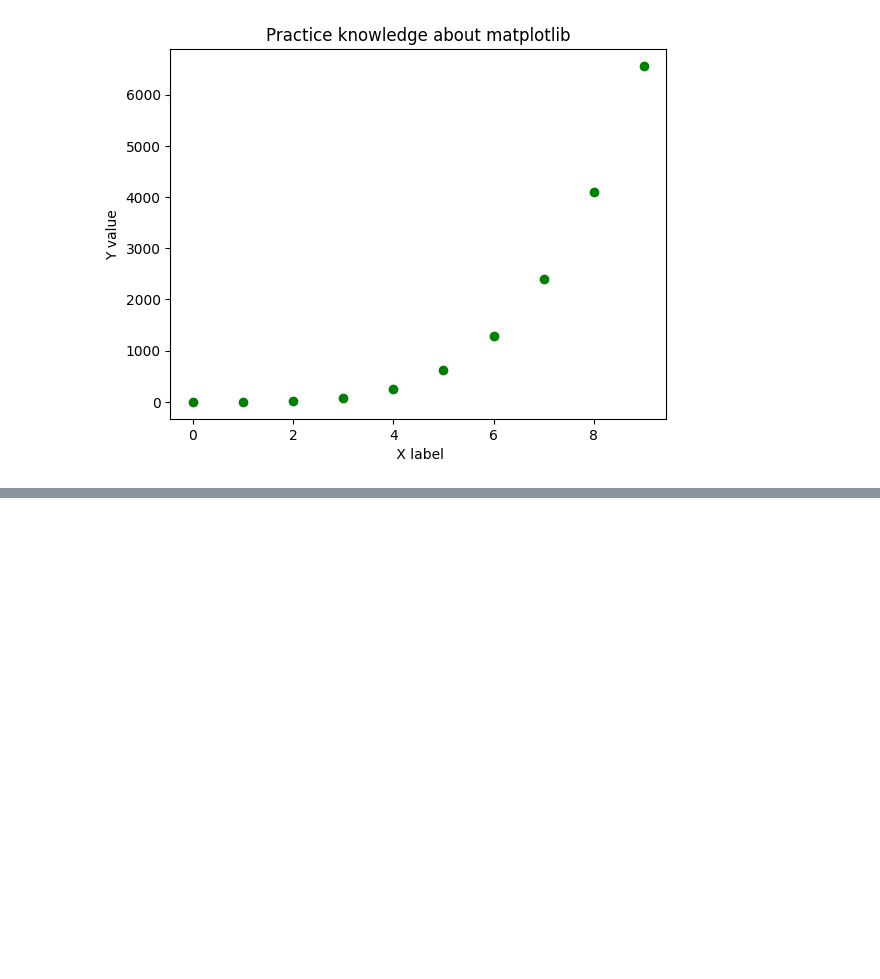
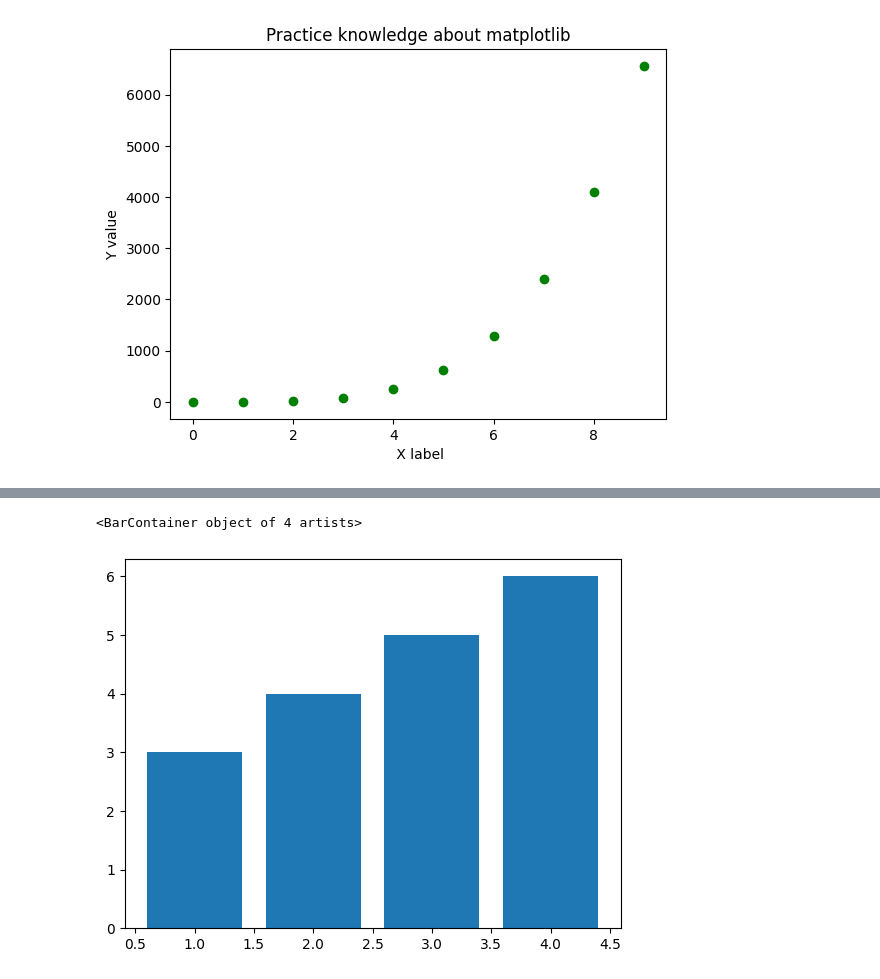
Before and after one commit to MUHAMMEDQULIYEV/Python_Learning, a Jupyter notebook: Krish/matplotlibrepeat.ipynb, the cells around one changed output, grey strips where cells are left out. Saved outputs shown, nothing was run; the diff lists cells and outputs as text; code cells hidden in the pictures; blank space fills up the shorter version.

```diff
--- a/Krish/matplotlibrepeat.ipynb
+++ b/Krish/matplotlibrepeat.ipynb
@@ -43,0 +65,7 @@ Text(0, 0.5, 'Y value')
+# %%
+x=[1,2,3,4]
+y=[3,4,5,6]
+plt.bar(x,y,align='center')
+# %% [output]
+<BarContainer object of 4 artists>
+[figure, added]
```
Also changed, not shown: parts of 2 cells of this notebook, 3 other files.
